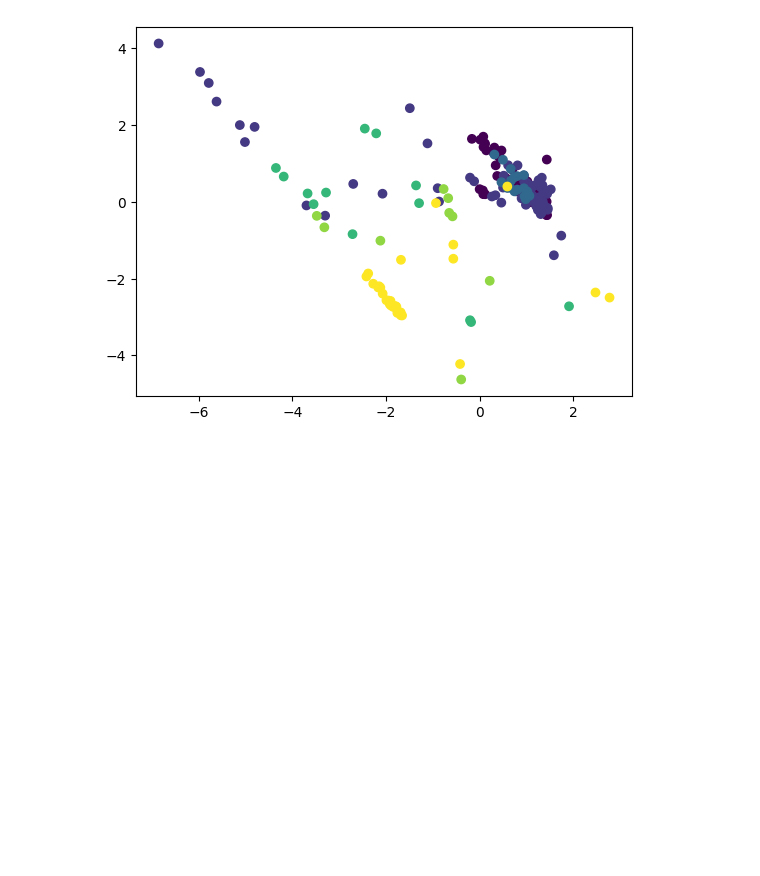
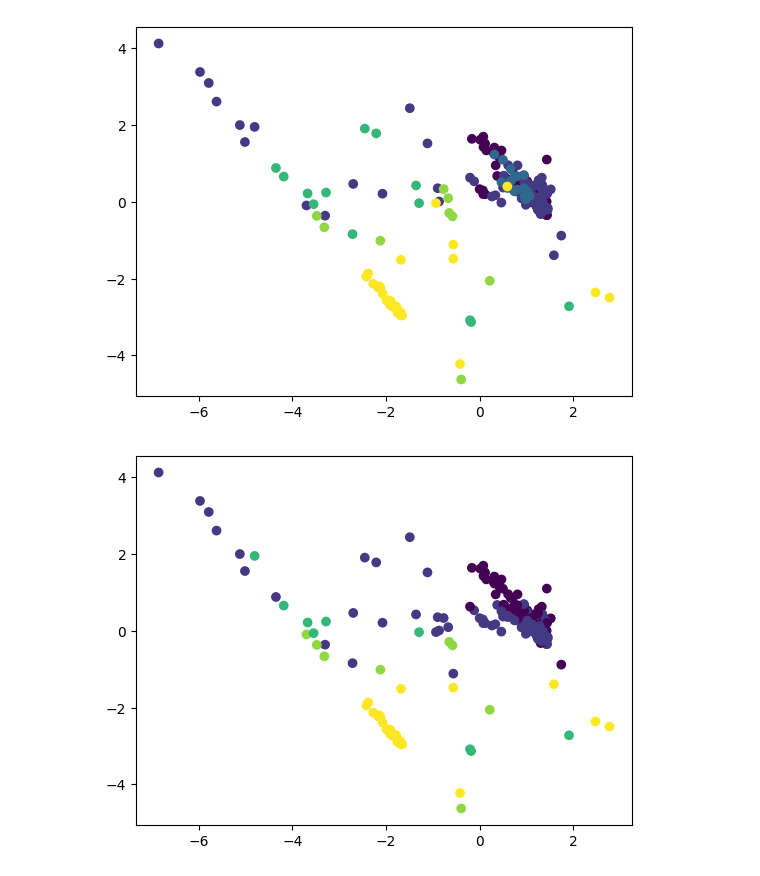
Before and after one commit to bobbymannino/comp2002-report, a Jupyter notebook: book.ipynb, the cells around one changed output. Saved outputs shown, nothing was run; the diff lists cells and outputs as text; code cells hidden in the pictures; blank space fills up the shorter version.

```diff
--- a/book.ipynb
+++ b/book.ipynb
@@ -65,5 +66,45 @@ plt.scatter(compressed[:, 0], compressed[:, 1], c=classifiedData)
 plt.show()
 # %% [output]
 [figure]
-# %%
-def classify_svm():
+# %%
+# kernel can be "linear", "poly" or "rbf"
+# degree can be 2 or 3
+def svm(inputs, targets, kernel: str, degree: int):
+    classifier = SVC(kernel=kernel, degree=degree)
+
+    classifier.fit(inputs, targets)
+
+    return classifier.predict(inputs)
+# %%
+def how_good_is_svm(inputs, targets, kernel, degree):
+    classifiedData = svm(inputs, targets, kernel, degree)
+
+    totalRight = 0
+    totalEntries = len(targets)
+
+    for i in range(totalEntries):
+        if classifiedData[i] == targets[i]:
+            totalRight += 1
+
+    return totalRight / totalEntries
+# %%
+def classify_svm(inputs, targets):
+    kernels = ["linear", "poly", "rbf"]
+    degrees = [2, 3]
+    accuracies = []
+
+    for kernel in kernels:
+        for degree in degrees:
+            accuracies.append(how_good_is_svm(inputs, targets, kernel, degree))
+
+    closestIndex = accuracies.index(max(accuracies))
+
+    return svm(inputs, targets, kernels[closestIndex], degrees[closestIndex])
+
+classifiedData = classify_svm(inputs, targets)
+# %%
+plt.figure()
+plt.scatter(compressed[:, 0], compressed[:, 1], c=classifiedData)
+plt.show()
+# %% [output]
+[figure, added]
```
Also changed, not shown: parts of 4 cells of this notebook.
